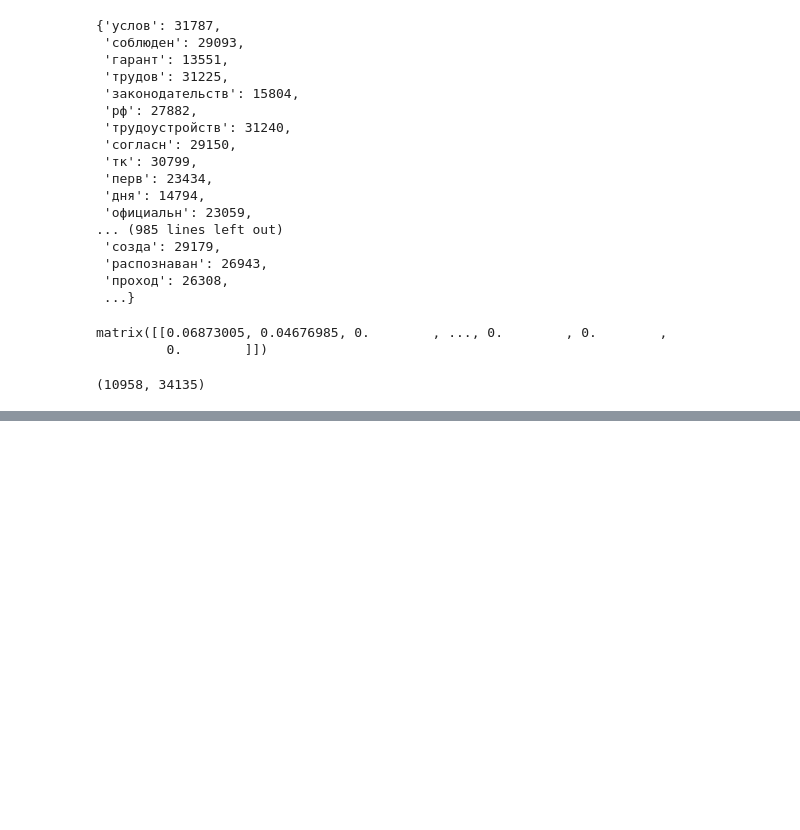
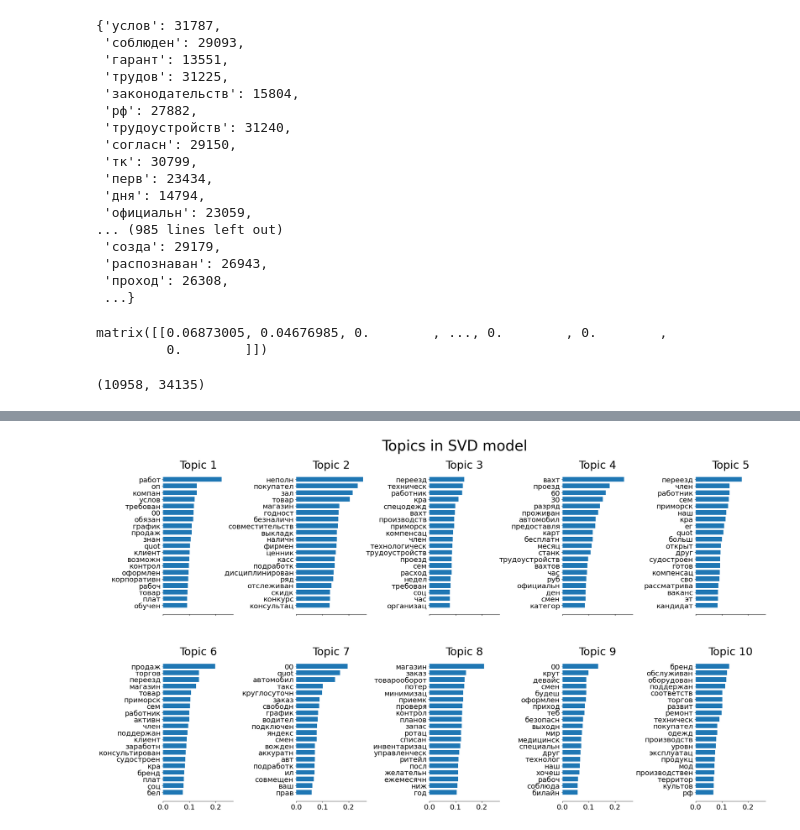
Before and after one commit to Doringus/ML_OmSTU, a Jupyter notebook: notebooks/nlp2.ipynb, the cells around one changed output, grey strips where cells are left out. Saved outputs shown, nothing was run; the diff lists cells and outputs as text; code cells hidden in the pictures; blank space fills up the shorter version.

```diff
--- a/notebooks/nlp2.ipynb
+++ b/notebooks/nlp2.ipynb
@@ -197,0 +198,7 @@ plot_top_words(lda, tf_feature_names, 20, "Topics in LDA model")
+# %%
+svd = TruncatedSVD(n_components=10, n_iter=5, random_state=42).fit(tfidf)
+plot_top_words(
+    svd, tfidf_feature_names, 20, "Topics in SVD model"
+)
+# %% [output]
+[figure, added]
```
Also changed, not shown: parts of 4 cells of this notebook.
